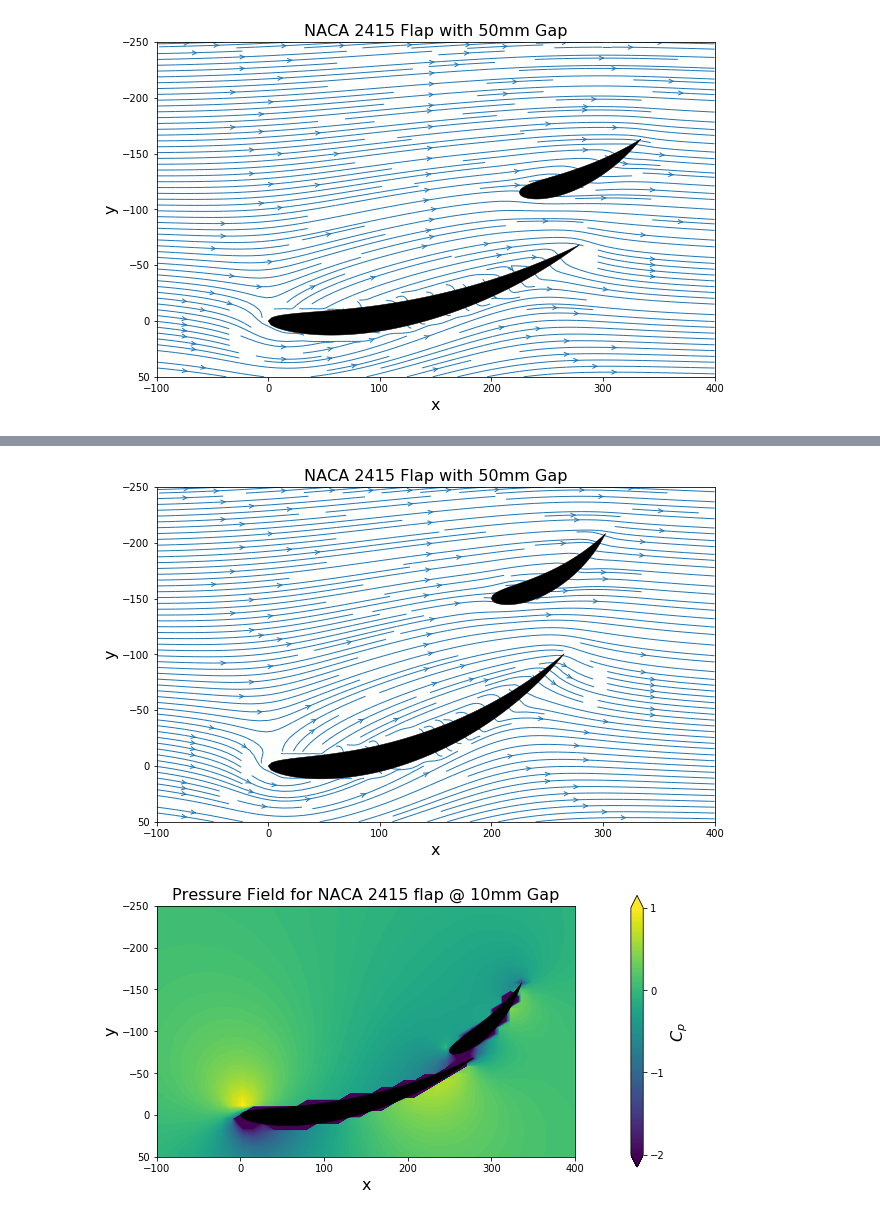
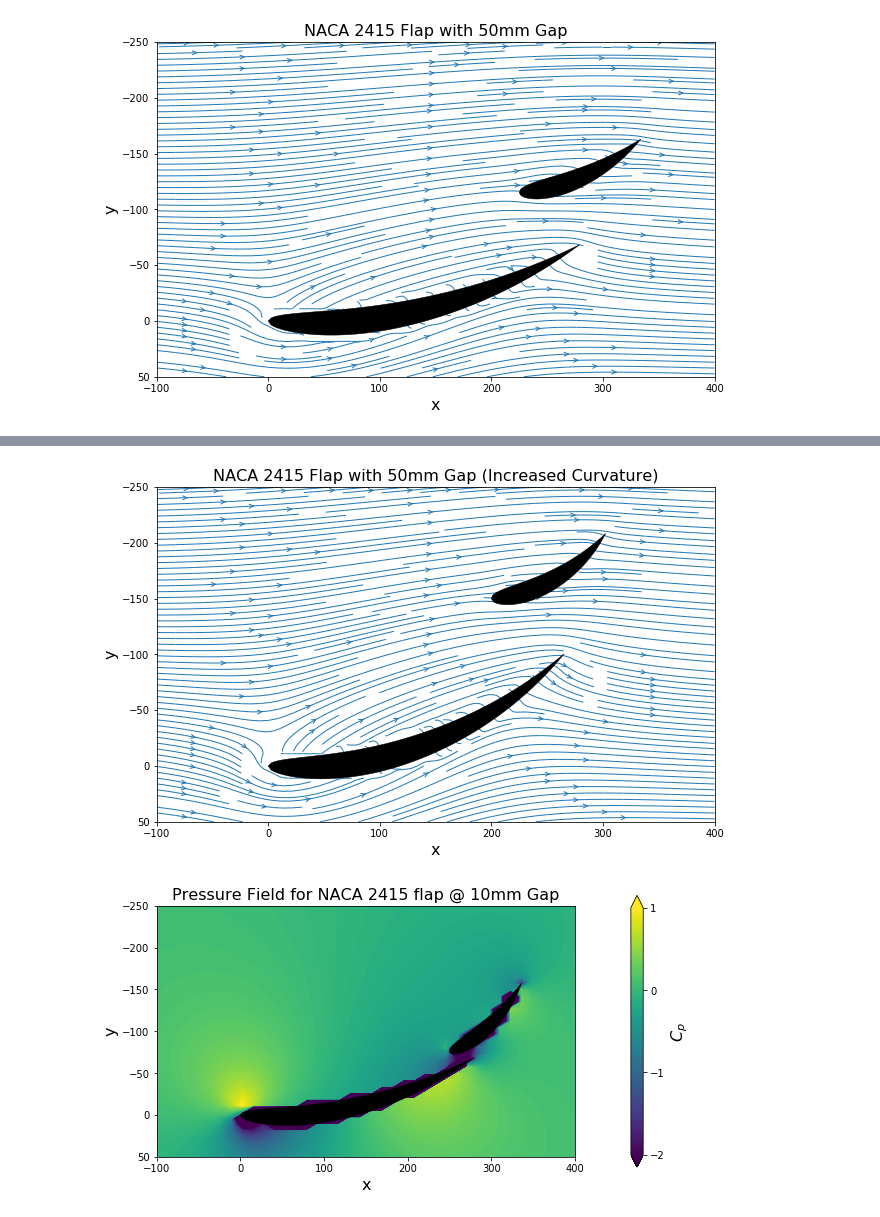
Before and after one commit to barbagroup/AeroPython-studentprojects2018, a Jupyter notebook: asabbagha/Project.ipynb, the cells around one changed output, grey strips where cells are left out. Cells and saved outputs as stored; diff of their text form; code cells hidden in the pictures.

```diff
--- a/asabbagha/Project.ipynb
+++ b/asabbagha/Project.ipynb
@@ -414,8 +417,8 @@ plotstreamlines(X, Y, u_10mm, v_10mm, x_main2,
 # %%
 plotstreamlines(X, Y, u_50mm, v_50mm, x_main2,
-    y_main2, x_new4, y_new4, 'NACA 2415 Flap with 50mm Gap')
+    y_main2, x_new4, y_new4, 'NACA 2415 Flap with 50mm Gap (Increased Curvature)')
 # %% [output]
-[figure, old version]
+[figure, new version]
 # %%
 plotcp(X, Y, x_main1, y_main1, x_new1, y_new1, cp_241510mm, 'Pressure Field for NACA 2415 flap @ 10mm Gap')
 # %% [output]
```
Also changed, not shown: parts of 19 cells of this notebook.
